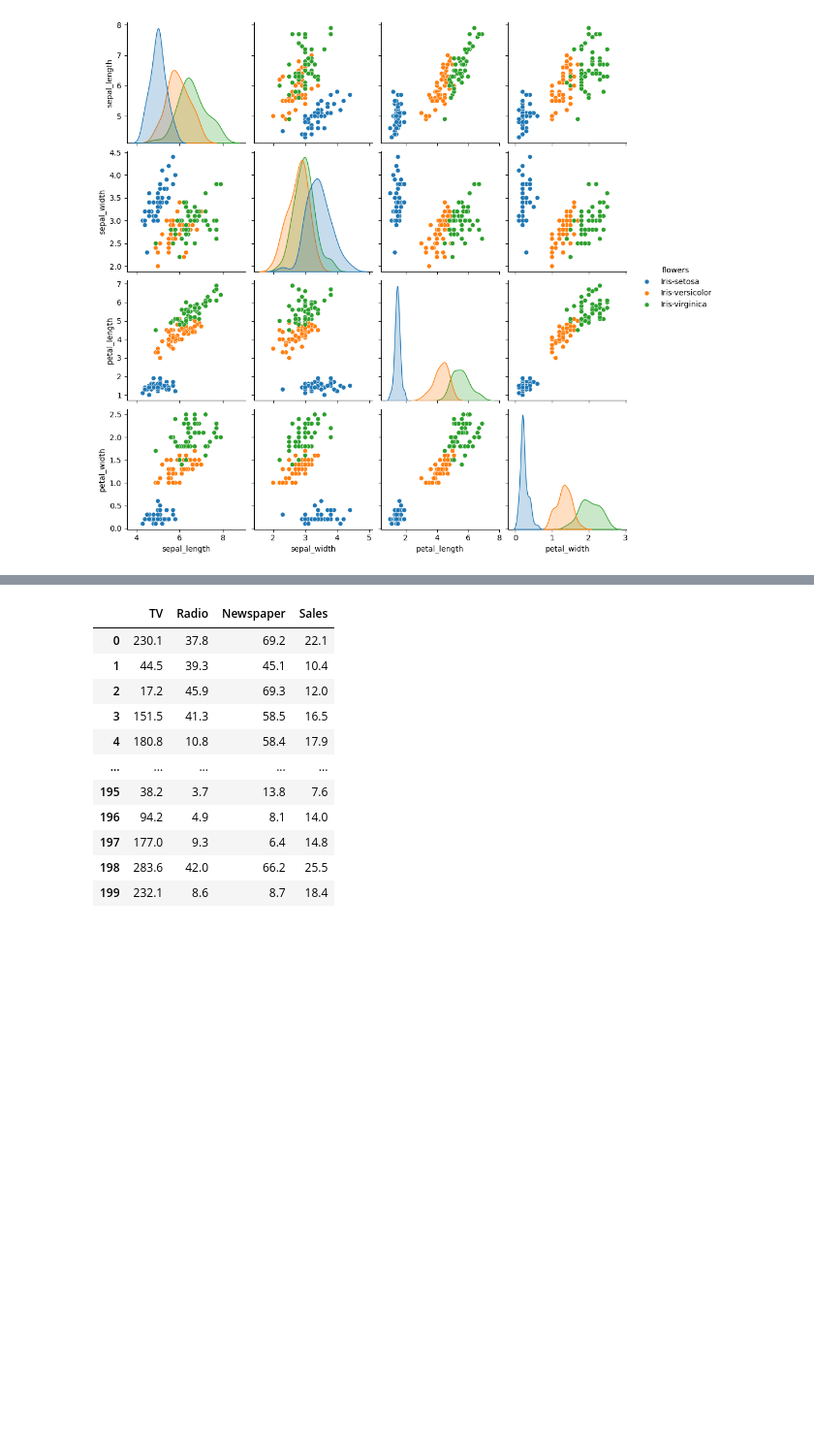
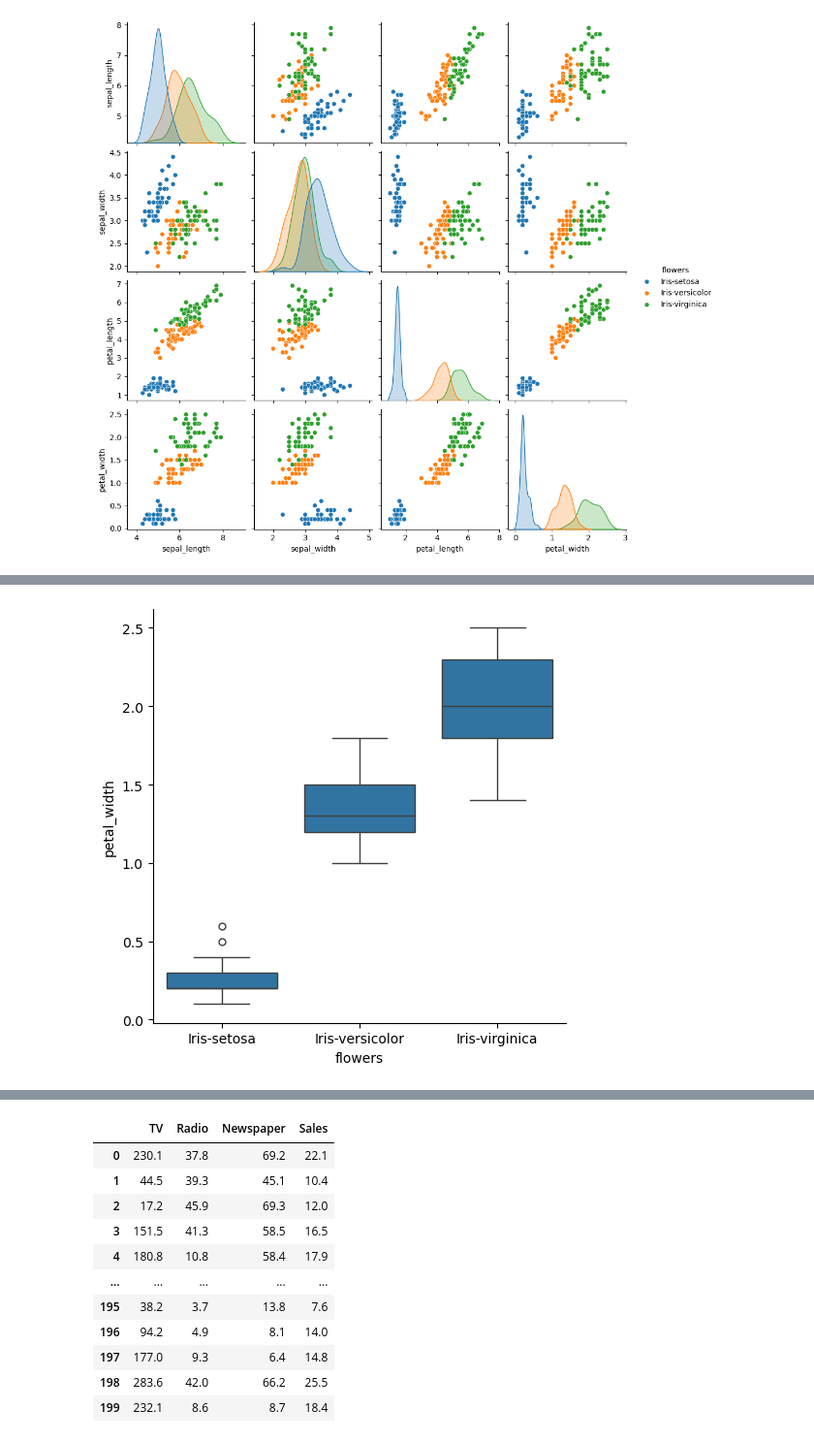
Before and after one commit to Armaan-16/AI-ML-Learnings, a Jupyter notebook: 5-seaborn.ipynb, the cells around one changed output, grey strips where cells are left out. Shown at 97% size. Saved outputs shown, nothing was run; the diff lists cells and outputs as text; code cells hidden in the pictures; blank space fills up the shorter version.

```diff
--- a/5-seaborn.ipynb
+++ b/5-seaborn.ipynb
@@ -380,0 +436,13 @@ NameError: name 'c' is not defined
+# %%
+# Catplot:
+# Figure-level categorical plot.
+sns.catplot(
+    x='flowers',
+    y='petal_width',
+    kind='box',
+    data=iris
+)
+
+plt.show()
+# %% [output]
+[figure, added]
```
Also changed, not shown: parts of 10 cells of this notebook.
